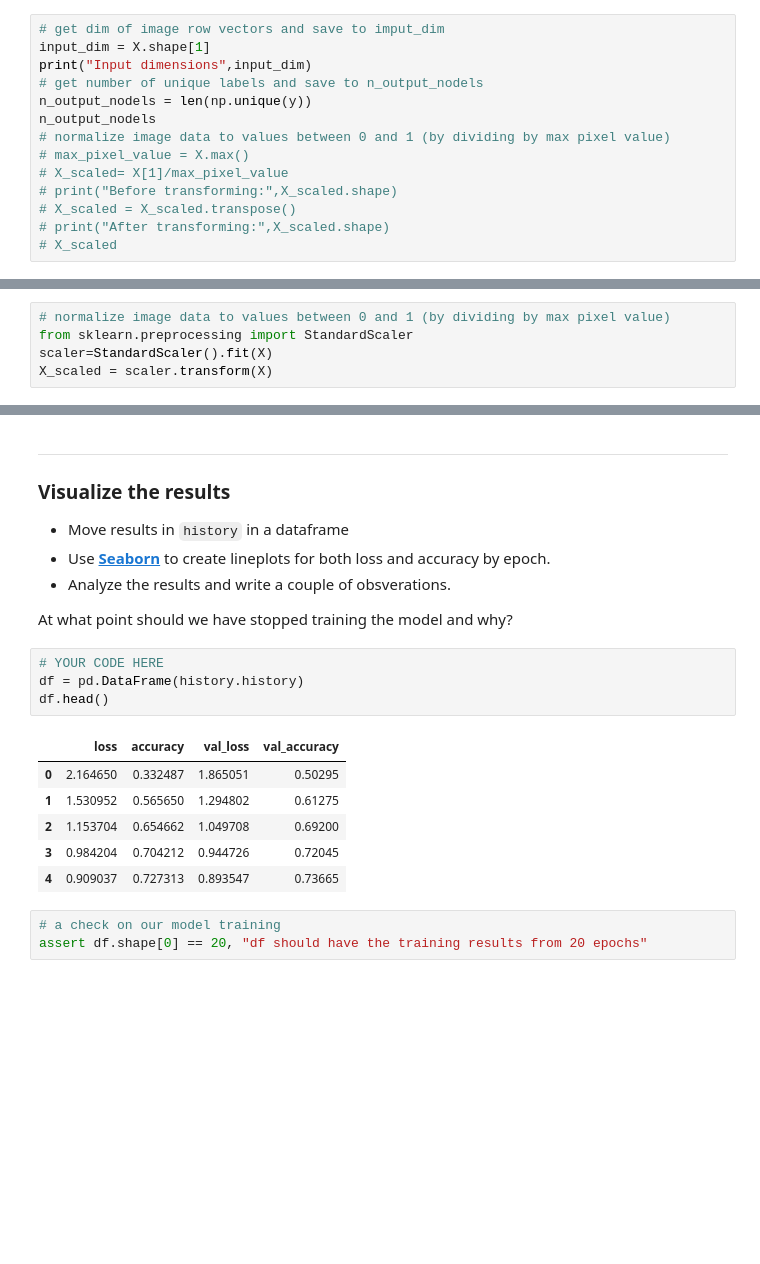
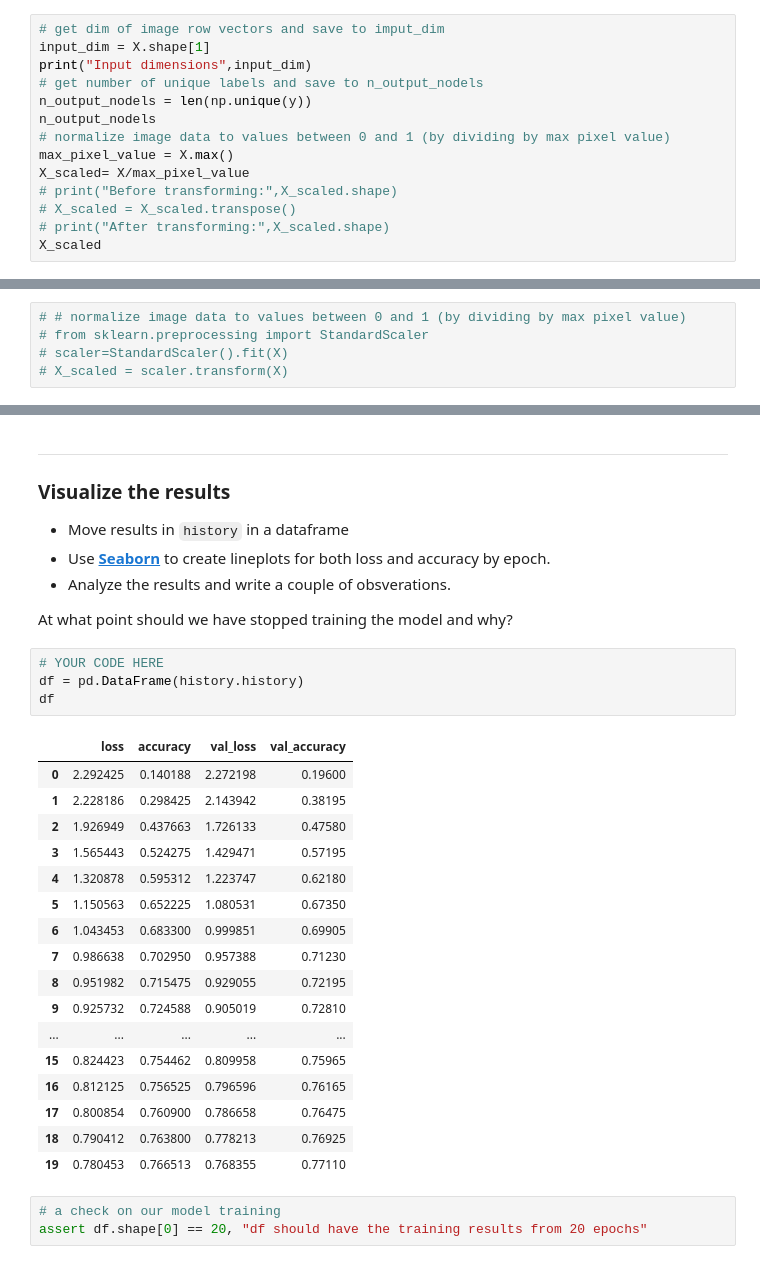
Before and after one commit to rhiag/DS-Unit-4-Sprint-2-Neural-Networks, a Jupyter notebook: module1-Architect/LS_DS_421_Architect_Assignment.ipynb, the cells around one changed output, grey strips where cells are left out. Drawn from its saved outputs; the diff is of its cells as text; blank space fills up the shorter version.

```diff
--- a/module1-Architect/LS_DS_421_Architect_Assignment.ipynb
+++ b/module1-Architect/LS_DS_421_Architect_Assignment.ipynb
@@ -106,11 +106,11 @@ print("Input dimensions",input_dim)
 n_output_nodels = len(np.unique(y))
 n_output_nodels
 # normalize image data to values between 0 and 1 (by dividing by max pixel value)
-# max_pixel_value = X.max()
-# X_scaled= X[1]/max_pixel_value
+max_pixel_value = X.max()
+X_scaled= X/max_pixel_value
 # print("Before transforming:",X_scaled.shape)
 # X_scaled = X_scaled.transpose()
 # print("After transforming:",X_scaled.shape)
-# X_scaled
+X_scaled
 # %% [output]
 Input dimensions 784
@@ -118,8 +124,8 @@ Input dimensions 784
 # %%
-# normalize image data to values between 0 and 1 (by dividing by max pixel value)
-from sklearn.preprocessing import StandardScaler
-scaler=StandardScaler().fit(X)
-X_scaled = scaler.transform(X)
+# # normalize image data to values between 0 and 1 (by dividing by max pixel value)
+# from sklearn.preprocessing import StandardScaler
+# scaler=StandardScaler().fit(X)
+# X_scaled = scaler.transform(X)
 # %%
 # a check on your data prep
 assert  X_scaled.max(), "Max pixel value should be 1.0, make sure you normalize your data"
@@ -210,14 +216,25 @@ At what point should we have stopped training the model and why?
 # %%
 # YOUR CODE HERE
 df = pd.DataFrame(history.history)
-df.head()
+df
 # %% [output]
 |  | loss | accuracy | val_loss | val_accuracy |
-| 0 | 2.164650 | 0.332487 | 1.865051 | 0.50295 |
-| 1 | 1.530952 | 0.565650 | 1.294802 | 0.61275 |
-| 2 | 1.153704 | 0.654662 | 1.049708 | 0.69200 |
-| 3 | 0.984204 | 0.704212 | 0.944726 | 0.72045 |
-| 4 | 0.909037 | 0.727313 | 0.893547 | 0.73665 |
+| 0 | 2.292425 | 0.140188 | 2.272198 | 0.19600 |
+| 1 | 2.228186 | 0.298425 | 2.143942 | 0.38195 |
+| 2 | 1.926949 | 0.437663 | 1.726133 | 0.47580 |
+| 3 | 1.565443 | 0.524275 | 1.429471 | 0.57195 |
+| 4 | 1.320878 | 0.595312 | 1.223747 | 0.62180 |
+| 5 | 1.150563 | 0.652225 | 1.080531 | 0.67350 |
+| 6 | 1.043453 | 0.683300 | 0.999851 | 0.69905 |
+| 7 | 0.986638 | 0.702950 | 0.957388 | 0.71230 |
+| 8 | 0.951982 | 0.715475 | 0.929055 | 0.72195 |
+| 9 | 0.925732 | 0.724588 | 0.905019 | 0.72810 |
+| ... | ... | ... | ... | ... |
+| 15 | 0.824423 | 0.754462 | 0.809958 | 0.75965 |
+| 16 | 0.812125 | 0.756525 | 0.796596 | 0.76165 |
+| 17 | 0.800854 | 0.760900 | 0.786658 | 0.76475 |
+| 18 | 0.790412 | 0.763800 | 0.778213 | 0.76925 |
+| 19 | 0.780453 | 0.766513 | 0.768355 | 0.77110 |
 # %%
 # a check on our model training
 assert df.shape[0] == 20, "df should have the training results from 20 epochs"
```
Also changed, not shown: parts of 21 cells of this notebook, 18 other files.
